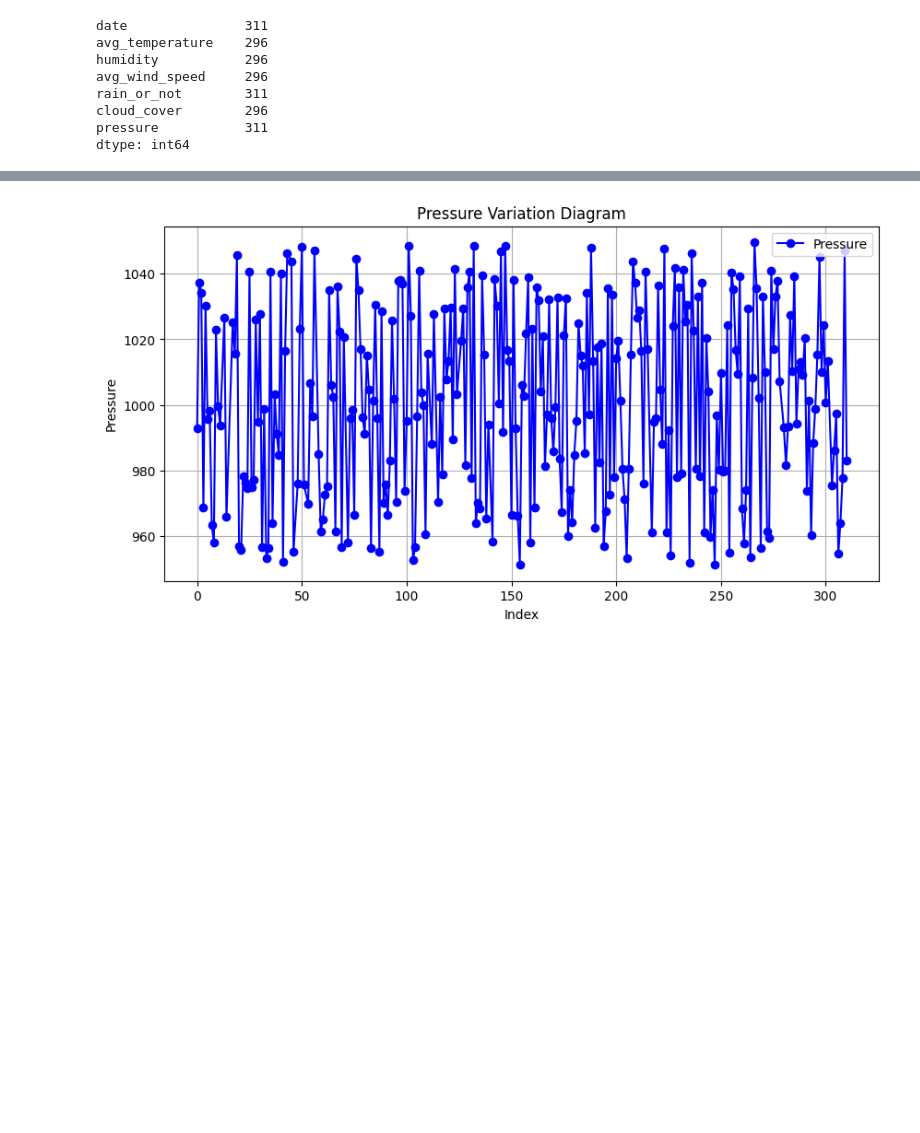
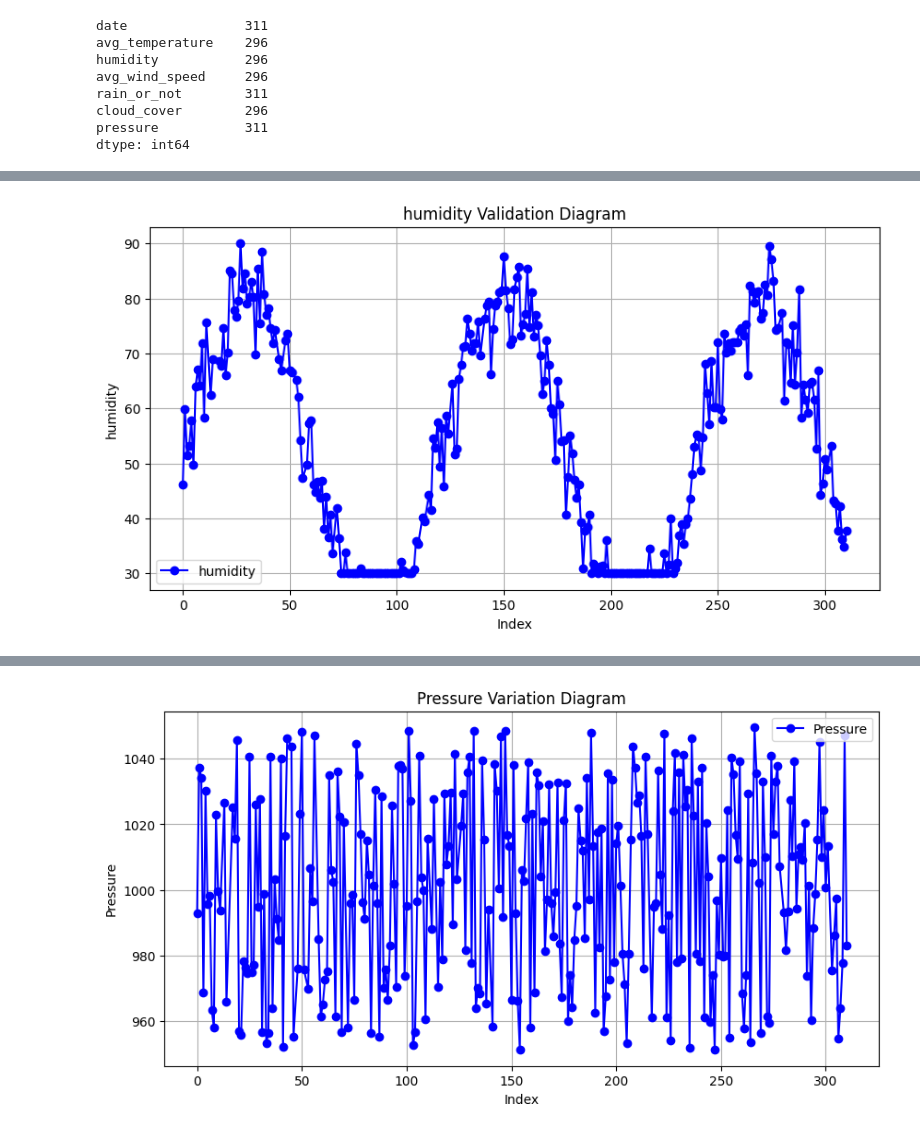
Before and after one commit to Neural-Navigators-CSI/Intellihack_Neural_Navigators_Task01, a Jupyter notebook: test.ipynb, the cells around one changed output, grey strips where cells are left out. Cells and saved outputs as stored; diff of their text form; code cells hidden in the pictures; blank space fills up the shorter version.

```diff
--- a/test.ipynb
+++ b/test.ipynb
@@ -88,2 +104,17 @@ dtype: int64
+# %%
+plt.figure(figsize=(10, 5))
+plt.plot(df.index, df['humidity'], marker='o', linestyle='-', color='b', label='humidity')
+
+# Add labels and title
+plt.xlabel('Index')
+plt.ylabel('humidity')
+plt.title('humidity Validation Diagram')
+plt.legend()
+plt.grid(True)
+
+# Show plot
+plt.show()
+# %% [output]
+[figure, added]
 # %%
 plt.figure(figsize=(10, 5))
```
Also changed, not shown: parts of 23 cells of this notebook, 1 other file.
